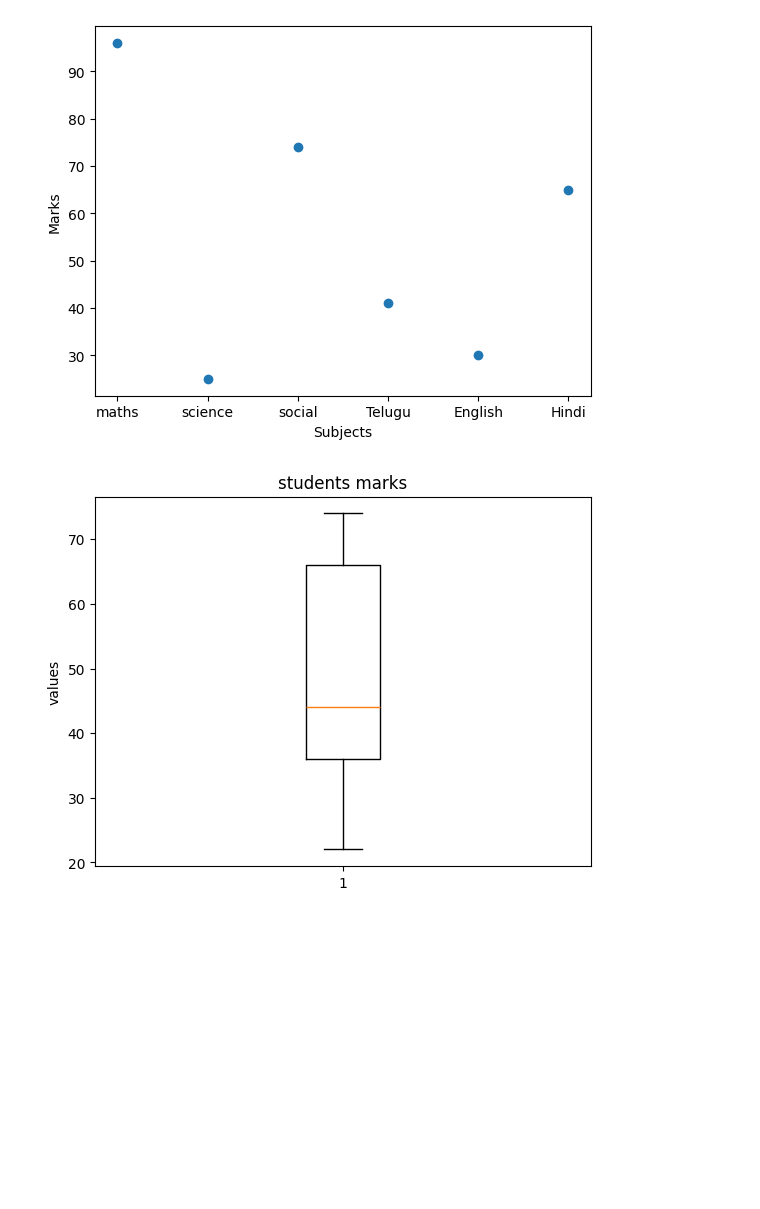
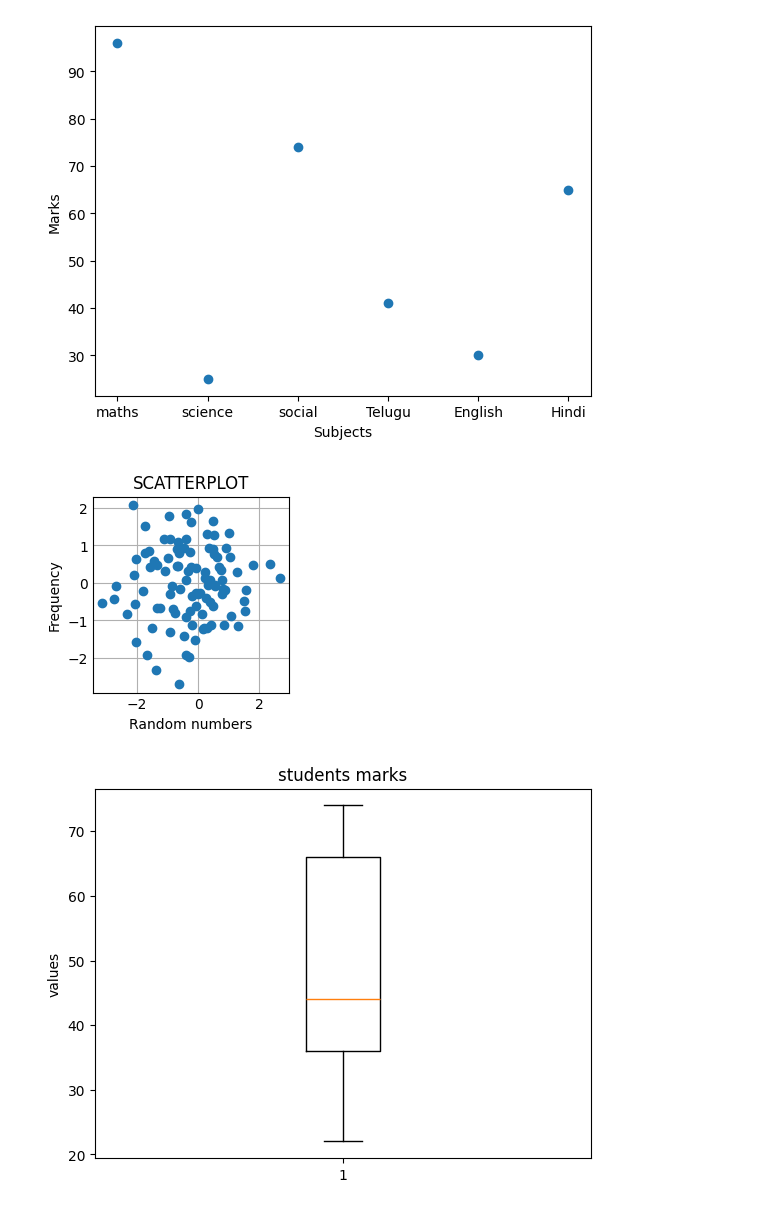
Before and after one commit to lokeshneerasa/Matplotlib, a Jupyter notebook: Matplotlib_Charts.ipynb, the cells around one changed output. Saved outputs shown, nothing was run; the diff lists cells and outputs as text; code cells hidden in the pictures; blank space fills up the shorter version.

```diff
--- a/Matplotlib_Charts.ipynb
+++ b/Matplotlib_Charts.ipynb
@@ -505,6 +554,19 @@ plt.scatter(subjects,marks)
 plt.show()
 # %% [output]
 [figure]
+# %%
+#EX:2 Getting random values using scatterplot
+import matplotlib.pyplot as plt
+import numpy as np
+a=np. random.randn(100)
+b=np.random.randn(100)
+plt.scatter(a,b)
+plt.title("SCATTERPLOT")
+plt.xlabel("Random numbers")
+plt.ylabel("Frequency")
+plt.show()
+# %% [output]
+[figure, added]
 # %%
 ################################# 6.Box Plot ##################################
 ##1.Students marks
```
Also changed, not shown: parts of 13 cells of this notebook.
